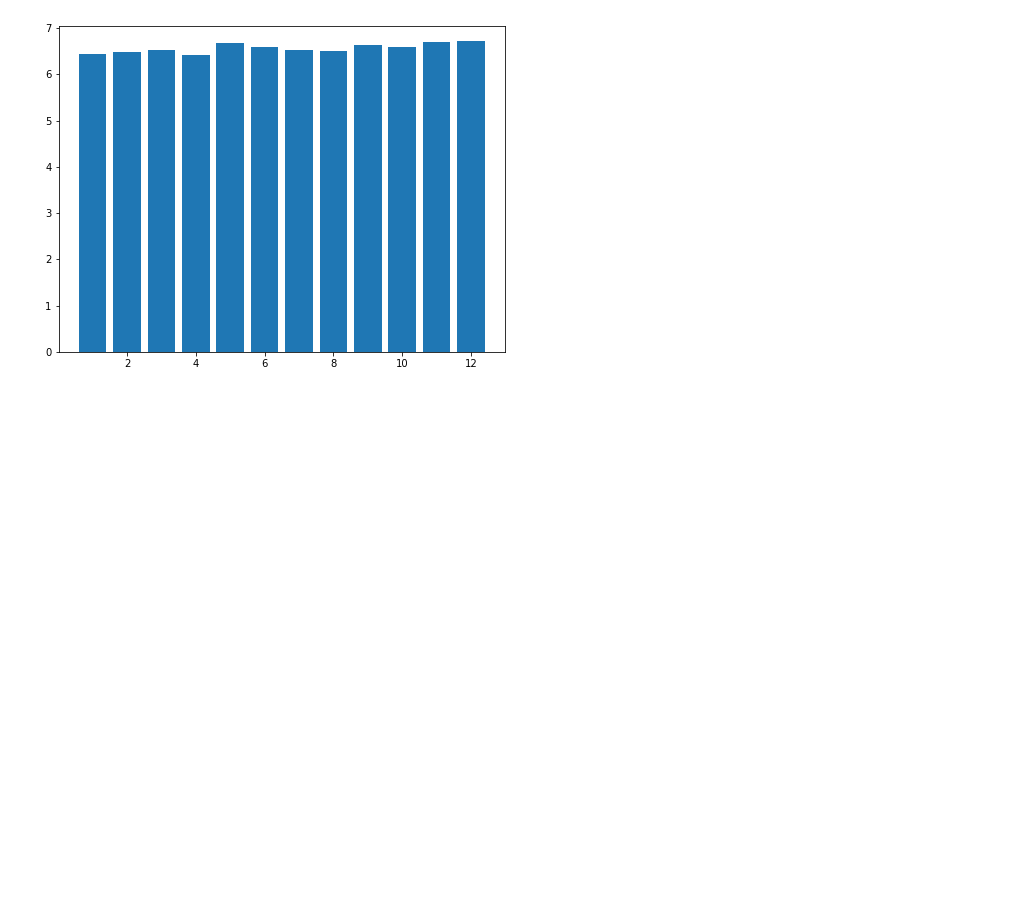
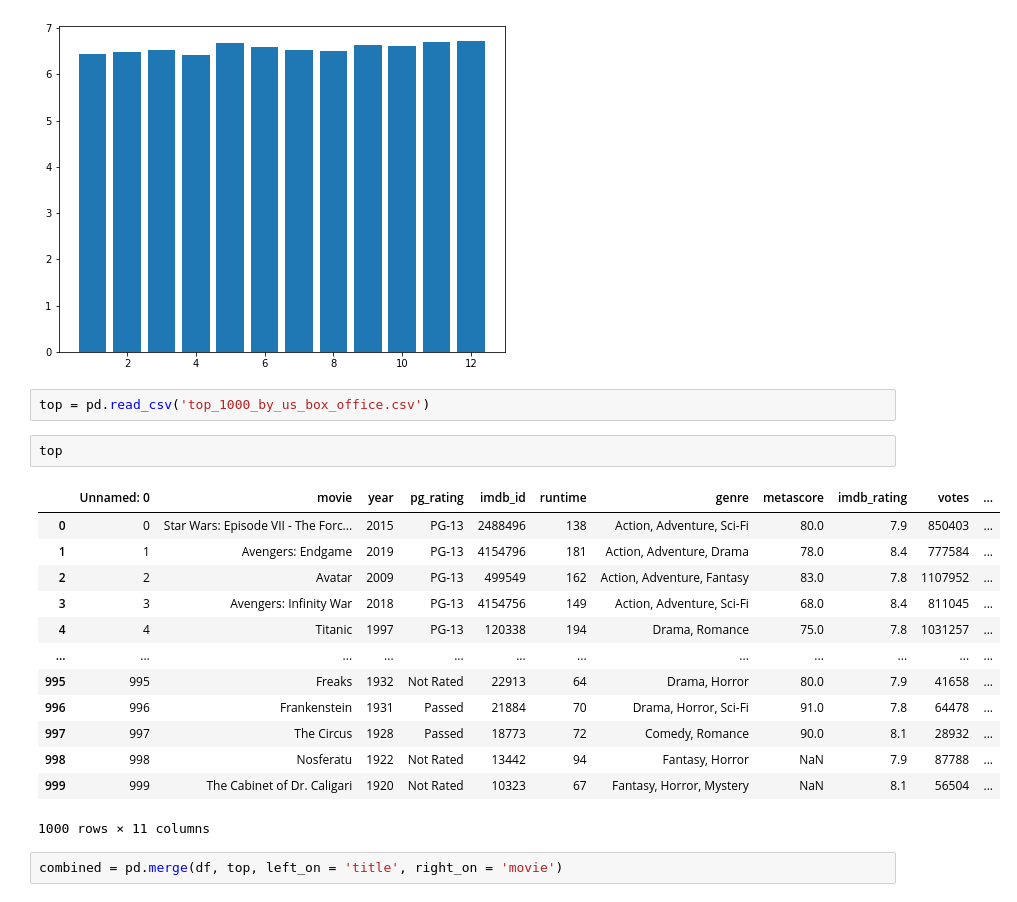
Before and after one commit to raizelistaken/MovieAnalysis, a Jupyter notebook: Date.ipynb, the cells around one changed output. Cells and saved outputs as stored; diff of their text form; blank space fills up the shorter version.

```diff
--- a/Date.ipynb
+++ b/Date.ipynb
@@ -198,3 +198,23 @@ ax.bar(x,y)
 # %% [output]
 <BarContainer object of 12 artists>
 [figure]
+# %%
+top = pd.read_csv('top_1000_by_us_box_office.csv')
+# %%
+top
+# %% [output]
+|  | Unnamed: 0 | movie | year | pg_rating | imdb_id | runtime | genre | metascore | imdb_rating | votes | ... |
+| 0 | 0 | Star Wars: Episode VII - The Forc... | 2015 | PG-13 | 2488496 | 138 | Action, Adventure, Sci-Fi | 80.0 | 7.9 | 850403 | ... |
+| 1 | 1 | Avengers: Endgame | 2019 | PG-13 | 4154796 | 181 | Action, Adventure, Drama | 78.0 | 8.4 | 777584 | ... |
+| 2 | 2 | Avatar | 2009 | PG-13 | 499549 | 162 | Action, Adventure, Fantasy | 83.0 | 7.8 | 1107952 | ... |
+| 3 | 3 | Avengers: Infinity War | 2018 | PG-13 | 4154756 | 149 | Action, Adventure, Sci-Fi | 68.0 | 8.4 | 811045 | ... |
+| 4 | 4 | Titanic | 1997 | PG-13 | 120338 | 194 | Drama, Romance | 75.0 | 7.8 | 1031257 | ... |
+| ... | ... | ... | ... | ... | ... | ... | ... | ... | ... | ... | ... |
+| 995 | 995 | Freaks | 1932 | Not Rated | 22913 | 64 | Drama, Horror | 80.0 | 7.9 | 41658 | ... |
+| 996 | 996 | Frankenstein | 1931 | Passed | 21884 | 70 | Drama, Horror, Sci-Fi | 91.0 | 7.8 | 64478 | ... |
+| 997 | 997 | The Circus | 1928 | Passed | 18773 | 72 | Comedy, Romance | 90.0 | 8.1 | 28932 | ... |
+| 998 | 998 | Nosferatu | 1922 | Not Rated | 13442 | 94 | Fantasy, Horror | NaN | 7.9 | 87788 | ... |
+| 999 | 999 | The Cabinet of Dr. Caligari | 1920 | Not Rated | 10323 | 67 | Fantasy, Horror, Mystery | NaN | 8.1 | 56504 | ... |
+1000 rows × 11 columns
+# %%
+combined = pd.merge(df, top, left_on = 'title', right_on = 'movie')
```
Also changed, not shown: parts of 11 cells of this notebook, 5 other files.
